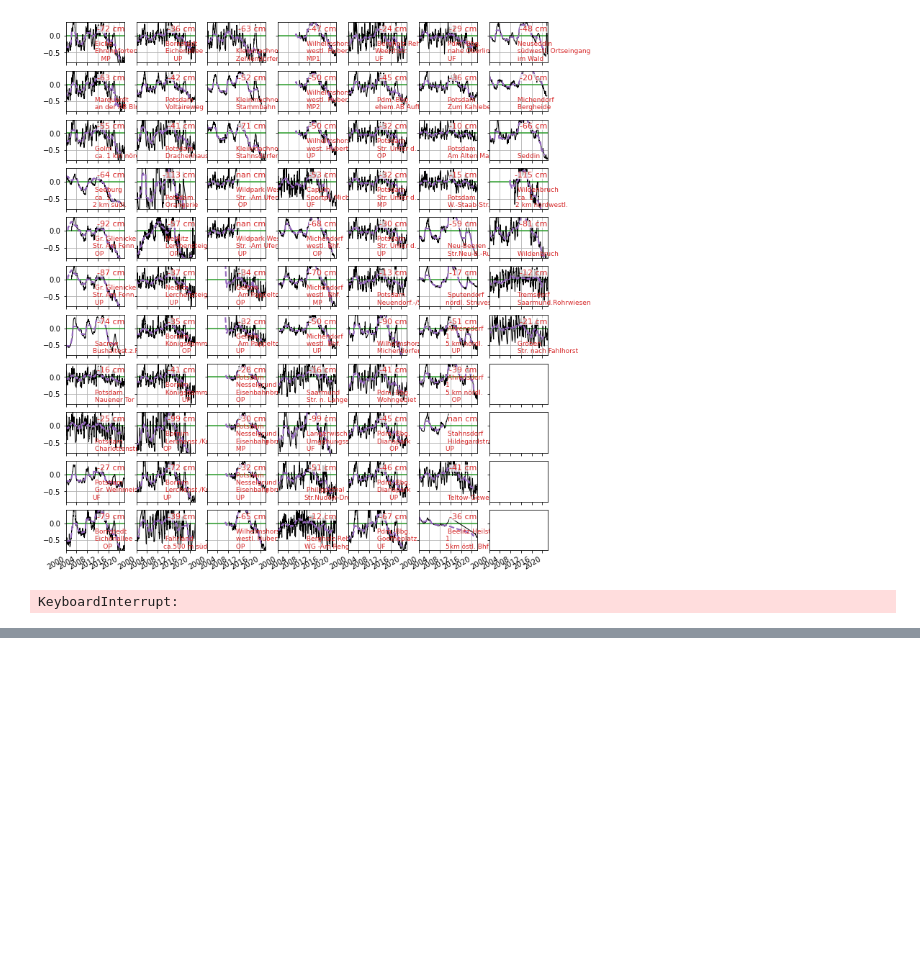
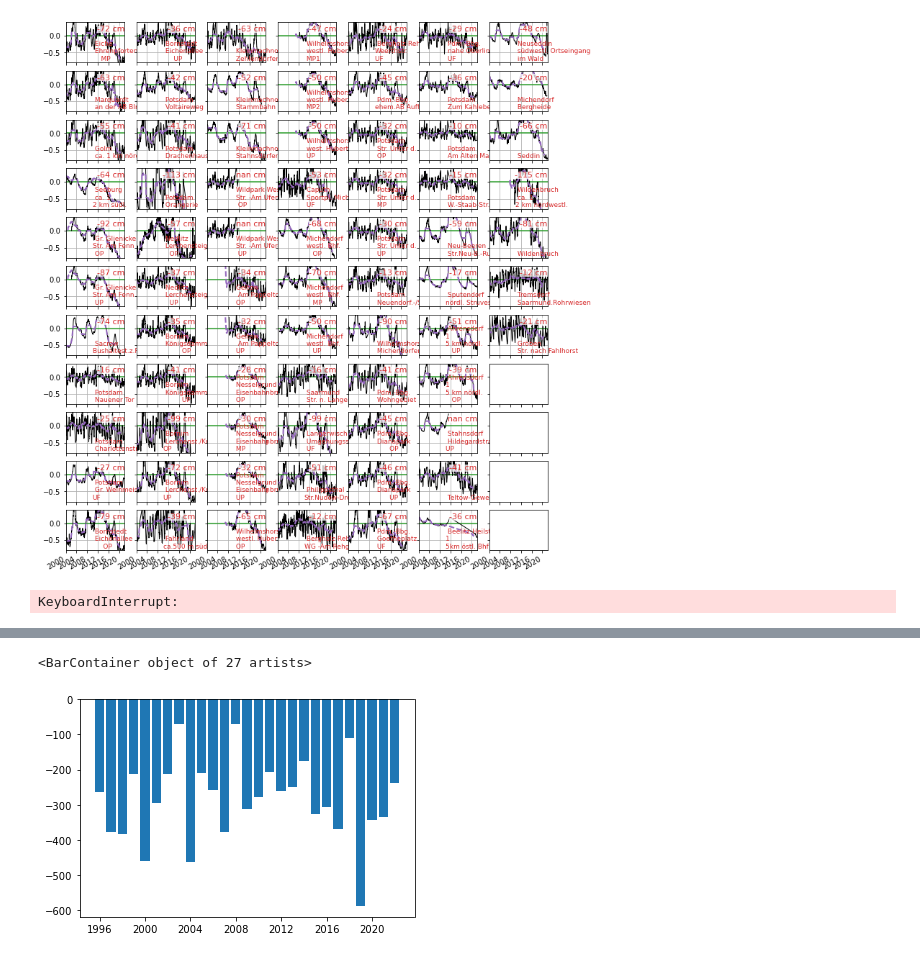
Before and after one commit to heistermann/gw-bb, a Jupyter notebook: index.ipynb, the cells around one changed output, grey strips where cells are left out. Drawn from its saved outputs; the diff is of its cells as text; code cells hidden in the pictures; blank space fills up the shorter version.

```diff
--- a/index.ipynb
+++ b/index.ipynb
@@ -258,0 +312,8 @@ m
+# %%
+fig, ax = plt.subplots()
+tmp = kly.loc["1995":"2021"]
+plt.bar(tmp.index, np.array(tmp.bilanz), width=300)
+#ax.xaxis_date()
+# %% [output]
+<BarContainer object of 27 artists>
+[figure, added]
```
Also changed, not shown: parts of 31 cells of this notebook, 5 other files.
